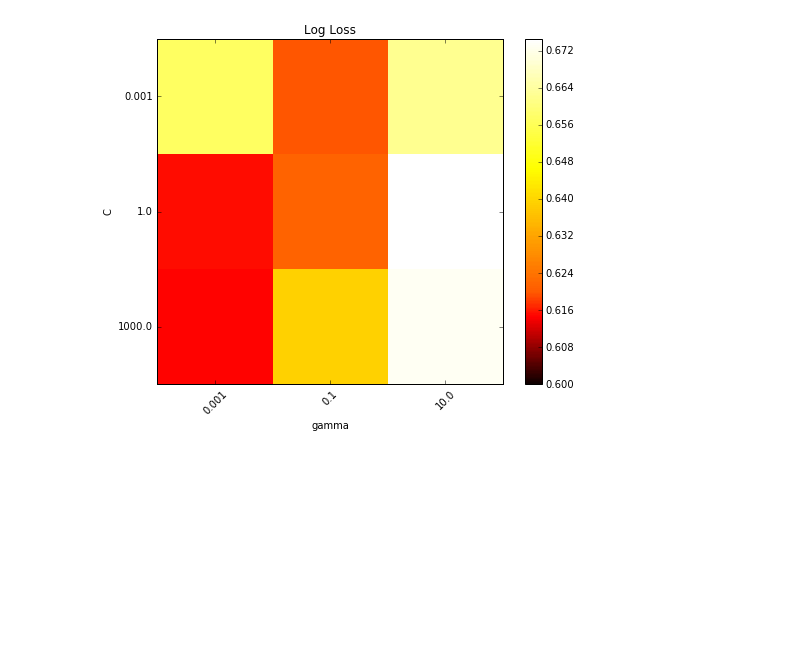
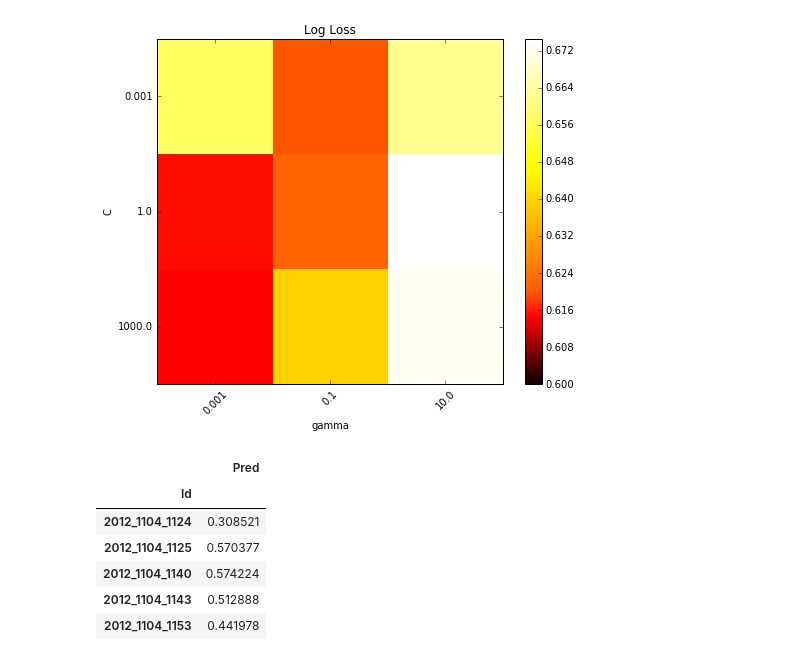
Before and after one commit to dtamayo/NCAAbasketball, a Jupyter notebook: rbfsvm.ipynb, the cells around one changed output. Drawn from its saved outputs; the diff is of its cells as text; code cells hidden in the pictures; blank space fills up the shorter version.

```diff
--- a/rbfsvm.ipynb
+++ b/rbfsvm.ipynb
@@ -145,3 +157,25 @@ plt.title('Log Loss')
 plt.show()
 # %% [output]
 [figure]
+# %%
+def write_submission_file(model, featureList, scaler, submission_output_file): # see submission.ipynb for details
+    import pandas as pd
+    sample_df = pd.read_csv('data/SampleSubmissionWithFeatures.csv', index_col=0)
+    Xsample = sample_df[featureList].values
+    Xsample = scaler.transform(Xsample)
+    sample_df['Pred'] = model.predict_proba(Xsample)[:,1] # predict_proba returns [prob label is 0, prob label is 1], kaggle wants 2nd column
+    submission = sample_df[['Id', 'Pred']]
+    submission.to_csv(submission_output_file, encoding='ascii', index=False)
+submission_output_file = "data/submission.csv"
+write_submission_file(model, featureList, scaler, submission_output_file)
+# %%
+submission_df = pd.read_csv(submission_output_file, index_col=0)
+submission_df.head()
+# %% [output]
+|  | Pred |
+| Id |  |
+| 2012_1104_1124 | 0.308521 |
+| 2012_1104_1125 | 0.570377 |
+| 2012_1104_1140 | 0.574224 |
+| 2012_1104_1143 | 0.512888 |
+| 2012_1104_1153 | 0.441978 |
```
Also changed, not shown: parts of 6 cells of this notebook, 1 other file.
